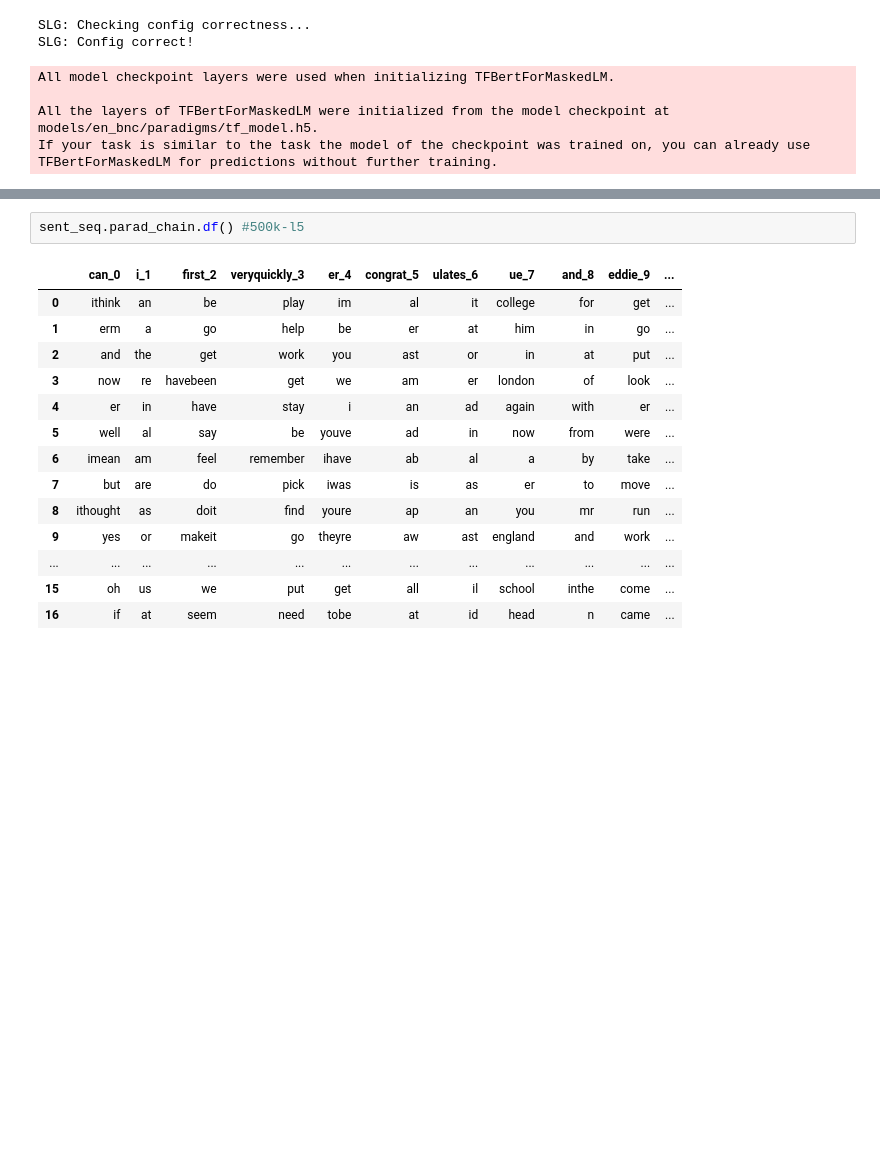
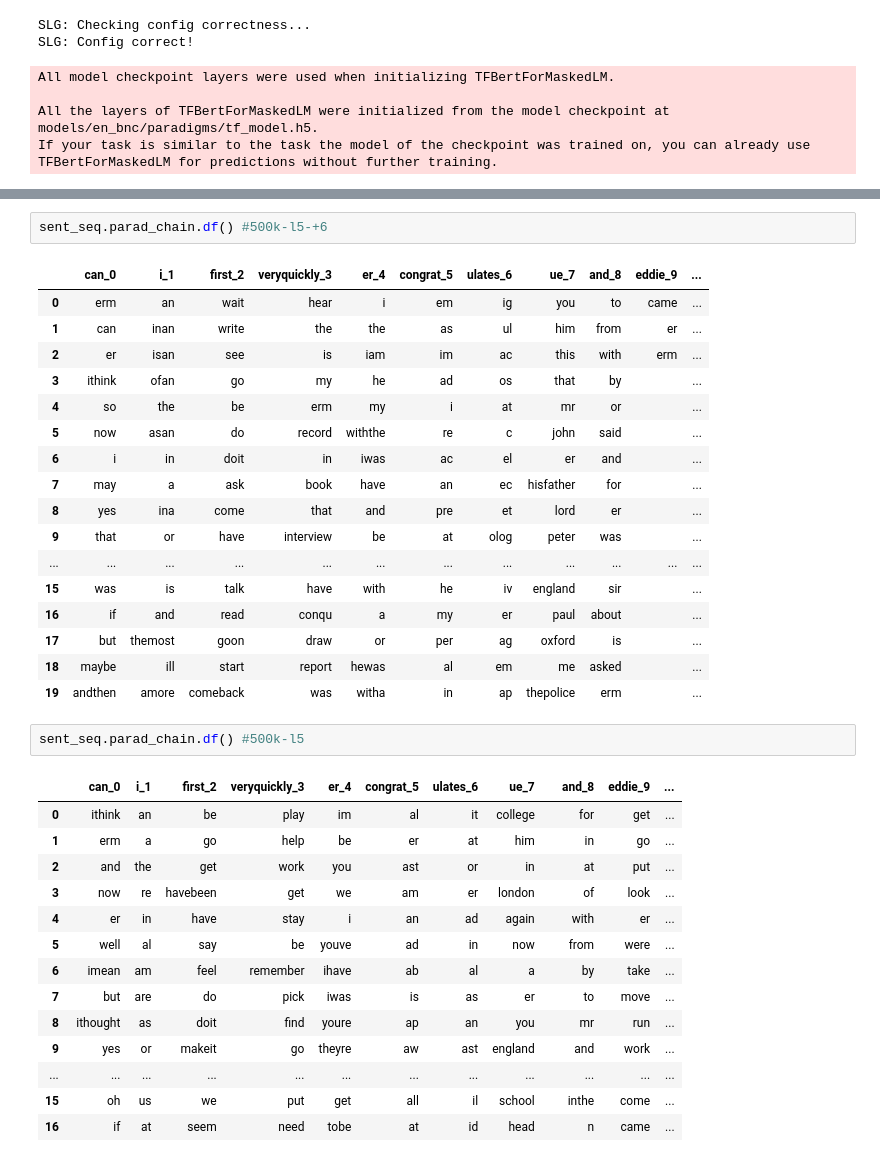
Before and after one commit to Gianni-G/semiolog, a Jupyter notebook: example.ipynb, the cells around one changed output, grey strips where cells are left out. Cells and saved outputs as stored; diff of their text form; blank space fills up the shorter version.

```diff
--- a/example.ipynb
+++ b/example.ipynb
@@ -50,3 +47,23 @@ sent_seq.parad_chain.df()
+# %%
+sent_seq.parad_chain.df() #500k-l5-+6
+# %% [output]
+|  | can_0 | i_1 | first_2 | veryquickly_3 | er_4 | congrat_5 | ulates_6 | ue_7 | and_8 | eddie_9 | ... |
+| 0 | erm | an | wait | hear | i | em | ig | you | to | came | ... |
+| 1 | can | inan | write | the | the | as | ul | him | from | er | ... |
+| 2 | er | isan | see | is | iam | im | ac | this | with | erm | ... |
+| 3 | ithink | ofan | go | my | he | ad | os | that | by |  | ... |
+| 4 | so | the | be | erm | my | i | at | mr | or |  | ... |
+| 5 | now | asan | do | record | withthe | re | c | john | said |  | ... |
+| 6 | i | in | doit | in | iwas | ac | el | er | and |  | ... |
+| 7 | may | a | ask | book | have | an | ec | hisfather | for |  | ... |
+| 8 | yes | ina | come | that | and | pre | et | lord | er |  | ... |
+| 9 | that | or | have | interview | be | at | olog | peter | was |  | ... |
+| ... | ... | ... | ... | ... | ... | ... | ... | ... | ... | ... | ... |
+| 15 | was | is | talk | have | with | he | iv | england | sir |  | ... |
+| 16 | if | and | read | conqu | a | my | er | paul | about |  | ... |
+| 17 | but | themost | goon | draw | or | per | ag | oxford | is |  | ... |
+| 18 | maybe | ill | start | report | hewas | al | em | me | asked |  | ... |
+| 19 | andthen | amore | comeback | was | witha | in | ap | thepolice | erm |  | ... |
 # %%
 sent_seq.parad_chain.df() #500k-l5
 # %% [output]
```
Also changed, not shown: parts of 3 cells of this notebook, 3 other files.
